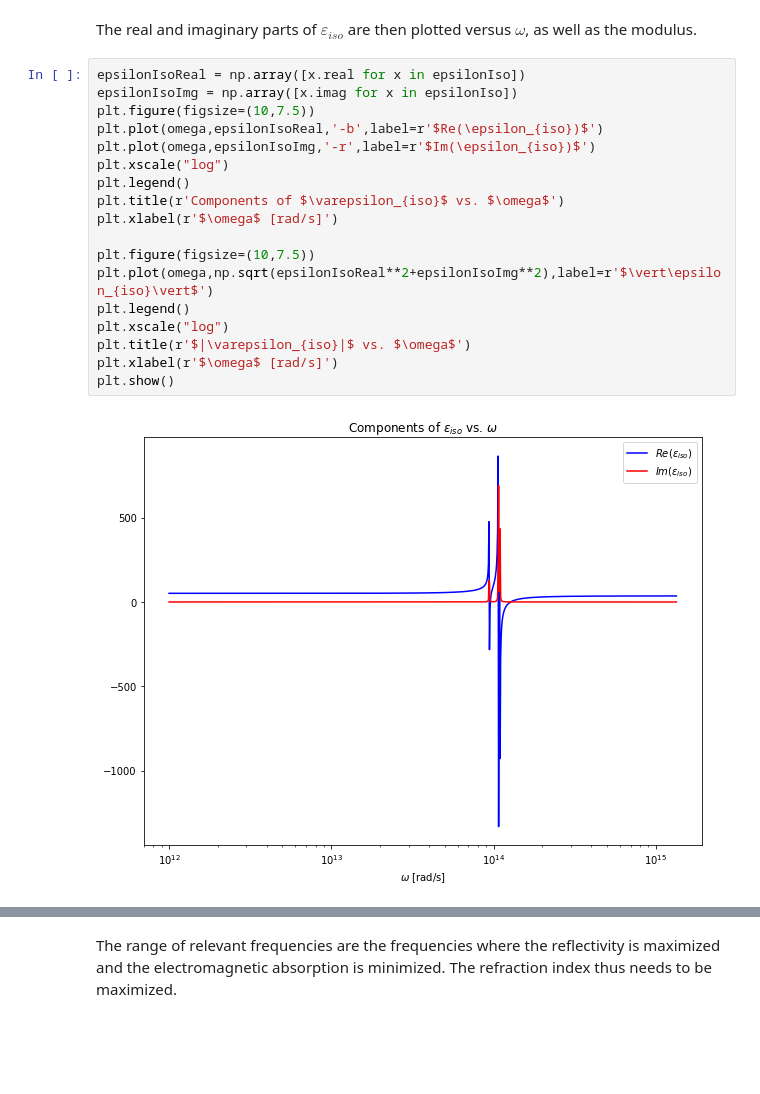
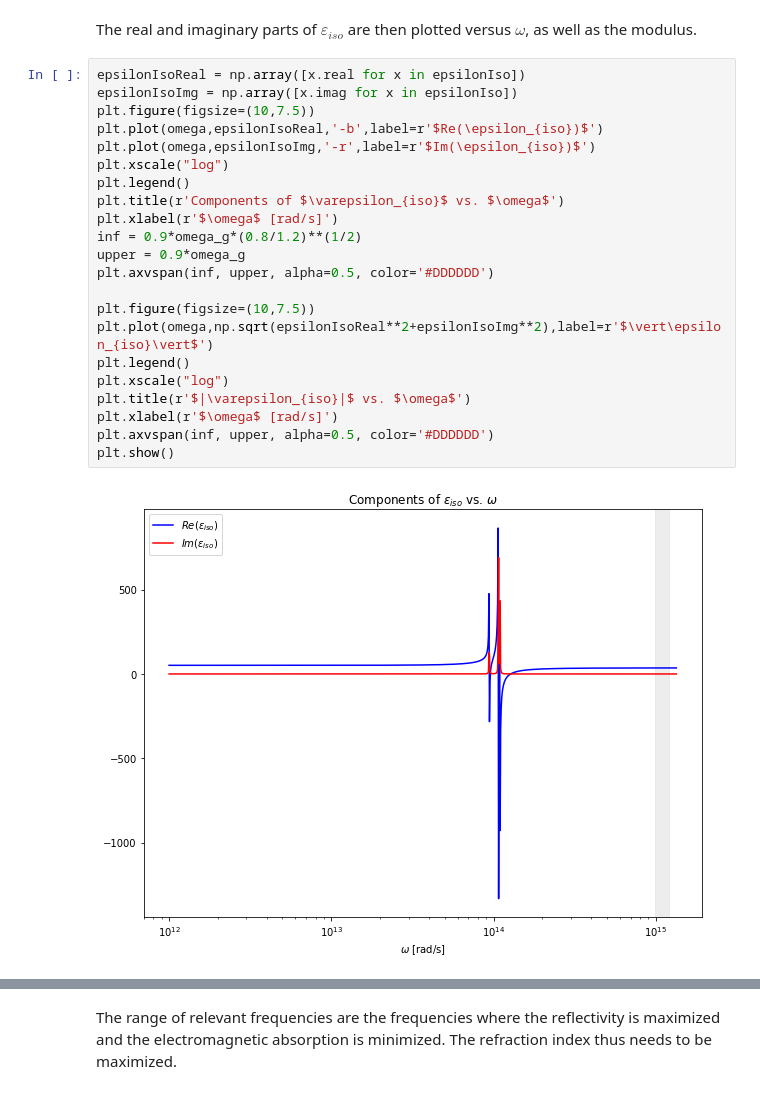
Before and after one commit to idommisse/lmapr2001, a Jupyter notebook: Block2_section1_5.ipynb, the cells around one changed output, grey strips where cells are left out. Saved outputs shown, nothing was run; the diff lists cells and outputs as text; blank space fills up the shorter version.

Commit message:
add additional info + plot the correct range of omega value in grey (range of interest)

```diff
--- a/Block2_section1_5.ipynb
+++ b/Block2_section1_5.ipynb
@@ -75,20 +75,24 @@ The real and imaginary parts of $\varepsilon_{iso}$ are then plotted versus $\om
 # %%
 epsilonIsoReal = np.array([x.real for x in epsilonIso])
 epsilonIsoImg = np.array([x.imag for x in epsilonIso])
 plt.figure(figsize=(10,7.5))
 plt.plot(omega,epsilonIsoReal,'-b',label=r'$Re(\epsilon_{iso})$')
 plt.plot(omega,epsilonIsoImg,'-r',label=r'$Im(\epsilon_{iso})$')
 plt.xscale("log")
 plt.legend()
 plt.title(r'Components of $\varepsilon_{iso}$ vs. $\omega$')
 plt.xlabel(r'$\omega$ [rad/s]')
+inf = 0.9*omega_g*(0.8/1.2)**(1/2)
+upper = 0.9*omega_g
+plt.axvspan(inf, upper, alpha=0.5, color='#DDDDDD')
 
 plt.figure(figsize=(10,7.5))
 plt.plot(omega,np.sqrt(epsilonIsoReal**2+epsilonIsoImg**2),label=r'$\vert\epsilon_{iso}\vert$')
 plt.legend()
 plt.xscale("log")
 plt.title(r'$|\varepsilon_{iso}|$ vs. $\omega$')
 plt.xlabel(r'$\omega$ [rad/s]')
+plt.axvspan(inf, upper, alpha=0.5, color='#DDDDDD')
 plt.show()
 # %% [output]
-[figure, old version]
+[figure, new version]
```
Also changed, not shown: parts of 1 cell of this notebook.
